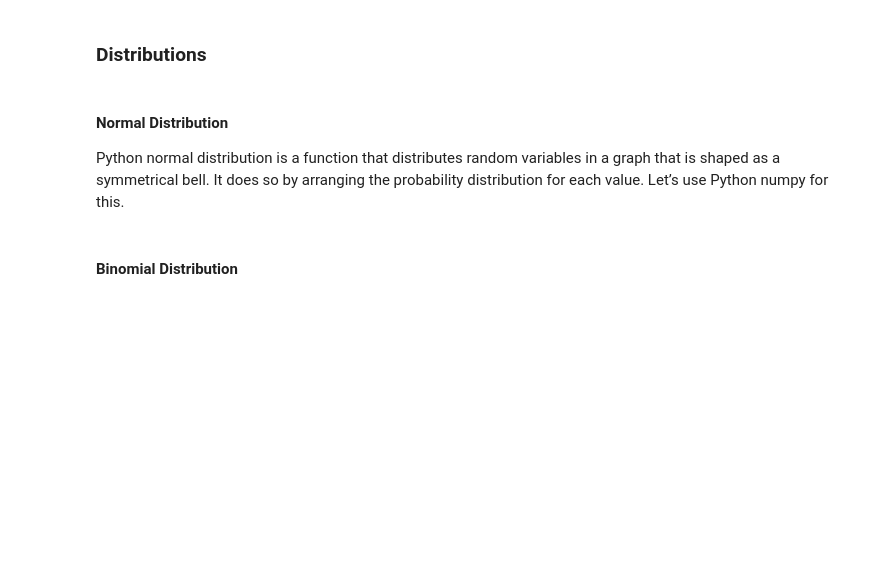
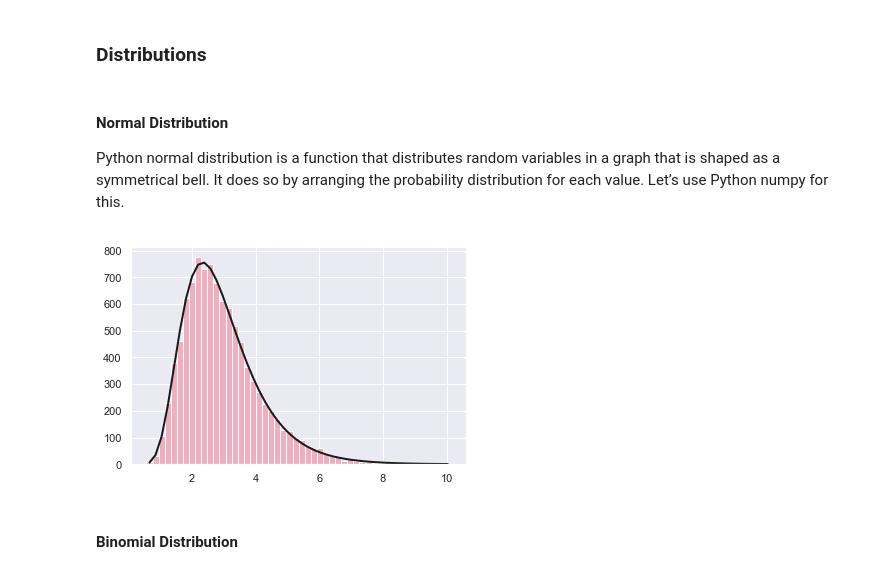
Before and after one commit to balajidileepkumar/Python_MachineLearning, a Jupyter notebook: Chapter-14-ScikitMachineLearning.ipynb, the cells around one changed output. Drawn from its saved outputs; the diff is of its cells as text; code cells hidden in the pictures; blank space fills up the shorter version.

```diff
--- a/Chapter-14-ScikitMachineLearning.ipynb
+++ b/Chapter-14-ScikitMachineLearning.ipynb
@@ -2730,18 +2826,20 @@ print("Covariance value of irisdata is {}".format(iris_dataframe.cov()))
 # %%
 import scipy.stats
 import numpy as np
 import matplotlib.pyplot as plt
 np.random.seed(1234)
 samples=np.random.lognormal(mean=1.,sigma=.4,size=10000)
 shape,loc,scale=scipy.stats.lognorm.fit(samples,floc=0)
 num_bins=50
-clr="#EFEFEF"
+clr="#EFAFBF"
 counts,edges,patches=plt.hist(samples,bins=num_bins,color=clr)
 centers=0.5*(edges[:-1]+edges[1:])
 cdf=scipy.stats.lognorm.cdf(edges,shape,loc=loc,scale=scale)
 prob=np.diff(cdf)
 plt.plot(centers,samples.size*prob,'k-',linewidth=2)
 plt.show()
+# %% [output]
+[figure, added]
 # %% [markdown]
 #### Binomial Distribution
 # %% [markdown]
```
Also changed, not shown: parts of 15 cells of this notebook, 4 other files.
